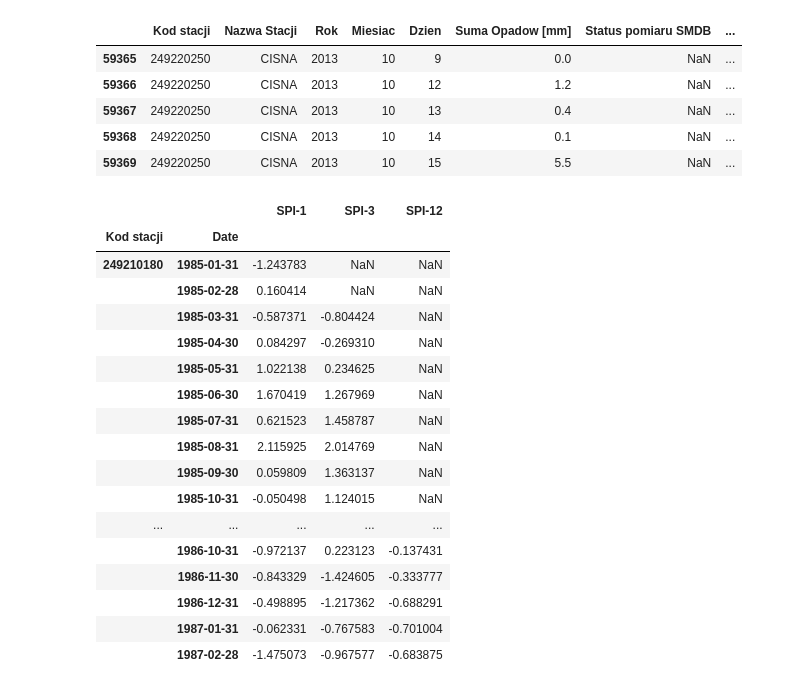
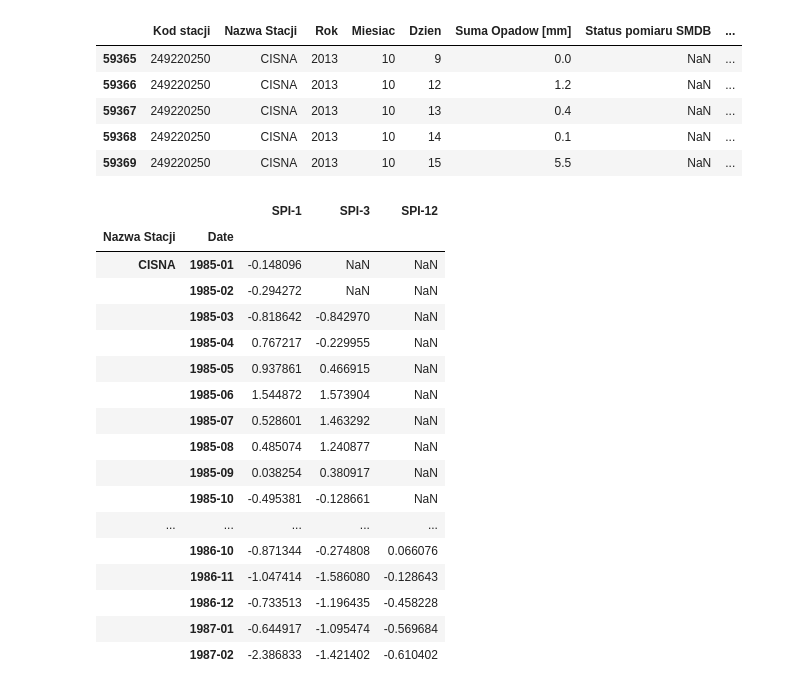
Before and after one commit to barti2115/standardised_precipitation_index, a Jupyter notebook: eda.ipynb, the cells around one changed output. Cells and saved outputs as stored; diff of their text form; code cells hidden in the pictures.

```diff
--- a/eda.ipynb
+++ b/eda.ipynb
@@ -473,21 +489,22 @@ spi_adjusted_data_v4 = calculate_spi_adjusted_v4(df)
-# %%
-spi_adjusted_data_v4.head(500)
-# %% [output]
-|  |  | SPI-1 | SPI-3 | SPI-12 |
-| Kod stacji | Date |  |  |  |
-| 249210180 | 1985-01-31 | -1.243783 | NaN | NaN |
-|  | 1985-02-28 | 0.160414 | NaN | NaN |
-|  | 1985-03-31 | -0.587371 | -0.804424 | NaN |
-|  | 1985-04-30 | 0.084297 | -0.269310 | NaN |
-|  | 1985-05-31 | 1.022138 | 0.234625 | NaN |
-|  | 1985-06-30 | 1.670419 | 1.267969 | NaN |
-|  | 1985-07-31 | 0.621523 | 1.458787 | NaN |
-|  | 1985-08-31 | 2.115925 | 2.014769 | NaN |
-|  | 1985-09-30 | 0.059809 | 1.363137 | NaN |
-|  | 1985-10-31 | -0.050498 | 1.124015 | NaN |
-| ... | ... | ... | ... | ... |
-|  | 1986-10-31 | -0.972137 | 0.223123 | -0.137431 |
-|  | 1986-11-30 | -0.843329 | -1.424605 | -0.333777 |
-|  | 1986-12-31 | -0.498895 | -1.217362 | -0.688291 |
-|  | 1987-01-31 | -0.062331 | -0.767583 | -0.701004 |
-|  | 1987-02-28 | -1.475073 | -0.967577 | -0.683875 |
+# %%
+spi_adjusted_data = calculate_spi_adjusted_v6(df)
+spi_adjusted_data.head(2000)
+# %% [output]
+|  |  | SPI-1 | SPI-3 | SPI-12 |
+| Nazwa Stacji | Date |  |  |  |
+| CISNA | 1985-01 | -0.148096 | NaN | NaN |
+|  | 1985-02 | -0.294272 | NaN | NaN |
+|  | 1985-03 | -0.818642 | -0.842970 | NaN |
+|  | 1985-04 | 0.767217 | -0.229955 | NaN |
+|  | 1985-05 | 0.937861 | 0.466915 | NaN |
+|  | 1985-06 | 1.544872 | 1.573904 | NaN |
+|  | 1985-07 | 0.528601 | 1.463292 | NaN |
+|  | 1985-08 | 0.485074 | 1.240877 | NaN |
+|  | 1985-09 | 0.038254 | 0.380917 | NaN |
+|  | 1985-10 | -0.495381 | -0.128661 | NaN |
+| ... | ... | ... | ... | ... |
+|  | 1986-10 | -0.871344 | -0.274808 | 0.066076 |
+|  | 1986-11 | -1.047414 | -1.586080 | -0.128643 |
+|  | 1986-12 | -0.733513 | -1.196435 | -0.458228 |
+|  | 1987-01 | -0.644917 | -1.095474 | -0.569684 |
+|  | 1987-02 | -2.386833 | -1.421402 | -0.610402 |
```
Also changed, not shown: parts of 9 cells of this notebook, 1 other file.
